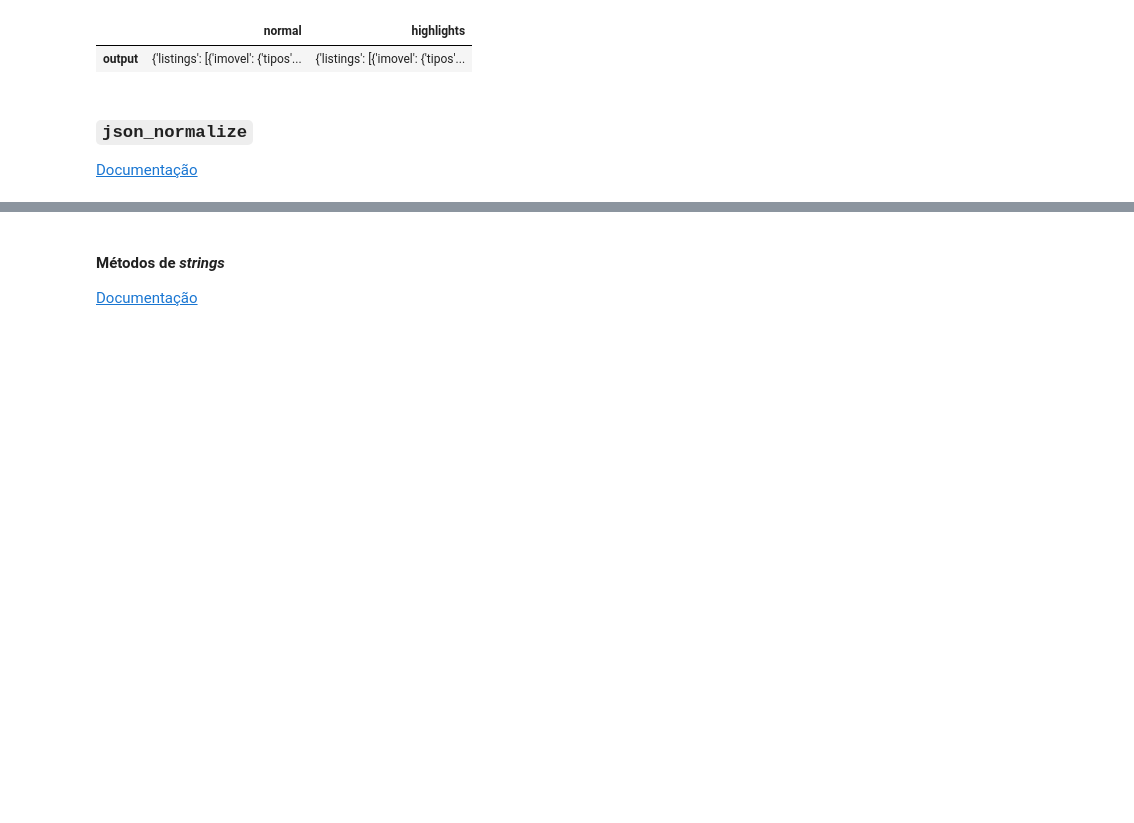
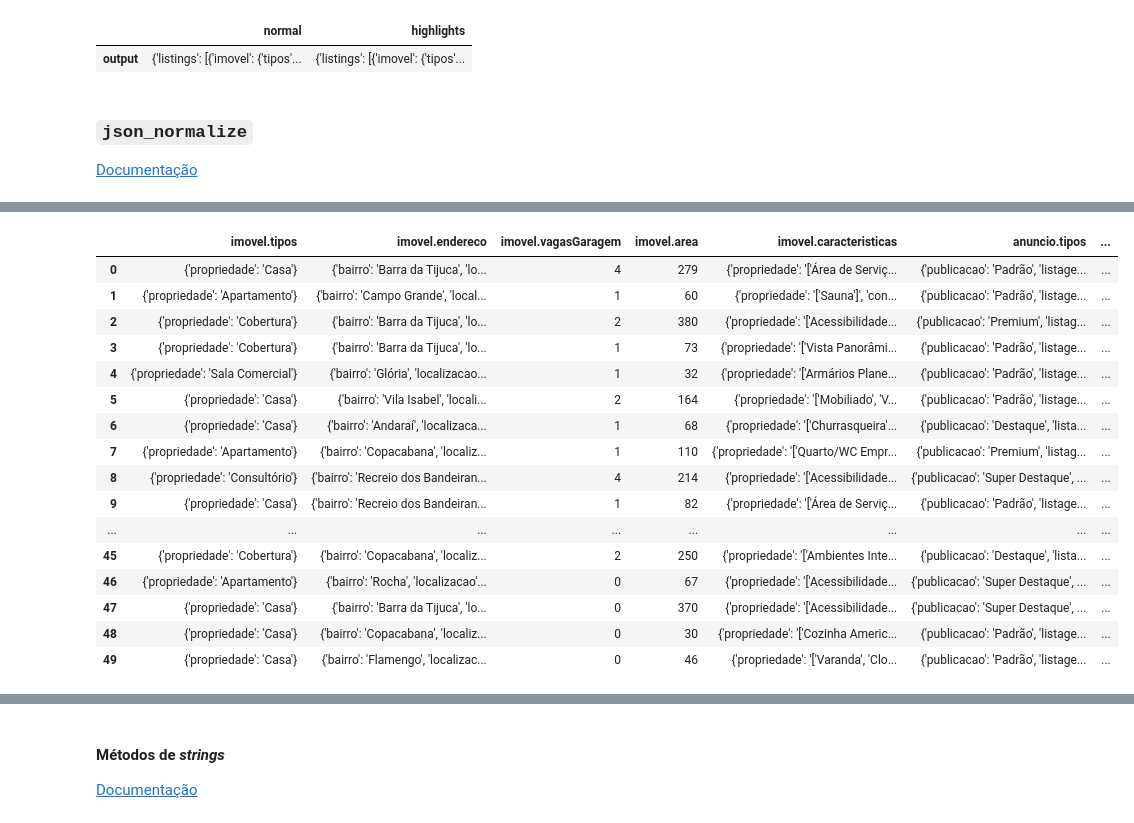
Before and after one commit to Marlon-Santiago/Pandas_TCA, a Jupyter notebook: Projeto.ipynb, the cells around one changed output, grey strips where cells are left out. Saved outputs shown, nothing was run; the diff lists cells and outputs as text; code cells hidden in the pictures; blank space fills up the shorter version.

Commit message:
Update Projeto.ipynb
Trasnformando Strings em listas do Python
Transformando dados no formato JSON para uma tabela

```diff
--- a/Projeto.ipynb
+++ b/Projeto.ipynb
@@ -204,0 +203,3 @@ dados
+# %%
+dados_normal = pd.json_normalize(data = dados.normal)
+dados_normal
@@ -204,0 +258,21 @@ dados
+# %%
+dados_normal_listings2 = pd.json_normalize(data = dados_normal['listings'].iloc[0], max_level = 1)
+dados_normal_listings2
+# %% [output]
+|  | imovel.tipos | imovel.endereco | imovel.vagasGaragem | imovel.area | imovel.caracteristicas | anuncio.tipos | ... |
+| 0 | {'propriedade': 'Casa'} | {'bairro': 'Barra da Tijuca', 'lo... | 4 | 279 | {'propriedade': '['Área de Serviç... | {'publicacao': 'Padrão', 'listage... | ... |
+| 1 | {'propriedade': 'Apartamento'} | {'bairro': 'Campo Grande', 'local... | 1 | 60 | {'propriedade': '['Sauna']', 'con... | {'publicacao': 'Padrão', 'listage... | ... |
+| 2 | {'propriedade': 'Cobertura'} | {'bairro': 'Barra da Tijuca', 'lo... | 2 | 380 | {'propriedade': '['Acessibilidade... | {'publicacao': 'Premium', 'listag... | ... |
+| 3 | {'propriedade': 'Cobertura'} | {'bairro': 'Barra da Tijuca', 'lo... | 1 | 73 | {'propriedade': '['Vista Panorâmi... | {'publicacao': 'Padrão', 'listage... | ... |
+| 4 | {'propriedade': 'Sala Comercial'} | {'bairro': 'Glória', 'localizacao... | 1 | 32 | {'propriedade': '['Armários Plane... | {'publicacao': 'Padrão', 'listage... | ... |
+| 5 | {'propriedade': 'Casa'} | {'bairro': 'Vila Isabel', 'locali... | 2 | 164 | {'propriedade': '['Mobiliado', 'V... | {'publicacao': 'Padrão', 'listage... | ... |
+| 6 | {'propriedade': 'Casa'} | {'bairro': 'Andaraí', 'localizaca... | 1 | 68 | {'propriedade': '['Churrasqueira'... | {'publicacao': 'Destaque', 'lista... | ... |
+| 7 | {'propriedade': 'Apartamento'} | {'bairro': 'Copacabana', 'localiz... | 1 | 110 | {'propriedade': '['Quarto/WC Empr... | {'publicacao': 'Premium', 'listag... | ... |
+| 8 | {'propriedade': 'Consultório'} | {'bairro': 'Recreio dos Bandeiran... | 4 | 214 | {'propriedade': '['Acessibilidade... | {'publicacao': 'Super Destaque', ... | ... |
+| 9 | {'propriedade': 'Casa'} | {'bairro': 'Recreio dos Bandeiran... | 1 | 82 | {'propriedade': '['Área de Serviç... | {'publicacao': 'Padrão', 'listage... | ... |
+| ... | ... | ... | ... | ... | ... | ... | ... |
+| 45 | {'propriedade': 'Cobertura'} | {'bairro': 'Copacabana', 'localiz... | 2 | 250 | {'propriedade': '['Ambientes Inte... | {'publicacao': 'Destaque', 'lista... | ... |
+| 46 | {'propriedade': 'Apartamento'} | {'bairro': 'Rocha', 'localizacao'... | 0 | 67 | {'propriedade': '['Acessibilidade... | {'publicacao': 'Super Destaque', ... | ... |
+| 47 | {'propriedade': 'Casa'} | {'bairro': 'Barra da Tijuca', 'lo... | 0 | 370 | {'propriedade': '['Acessibilidade... | {'publicacao': 'Super Destaque', ... | ... |
+| 48 | {'propriedade': 'Casa'} | {'bairro': 'Copacabana', 'localiz... | 0 | 30 | {'propriedade': '['Cozinha Americ... | {'publicacao': 'Padrão', 'listage... | ... |
+| 49 | {'propriedade': 'Casa'} | {'bairro': 'Flamengo', 'localizac... | 0 | 46 | {'propriedade': '['Varanda', 'Clo... | {'publicacao': 'Padrão', 'listage... | ... |
```
Also changed, not shown: parts of 29 cells of this notebook.
